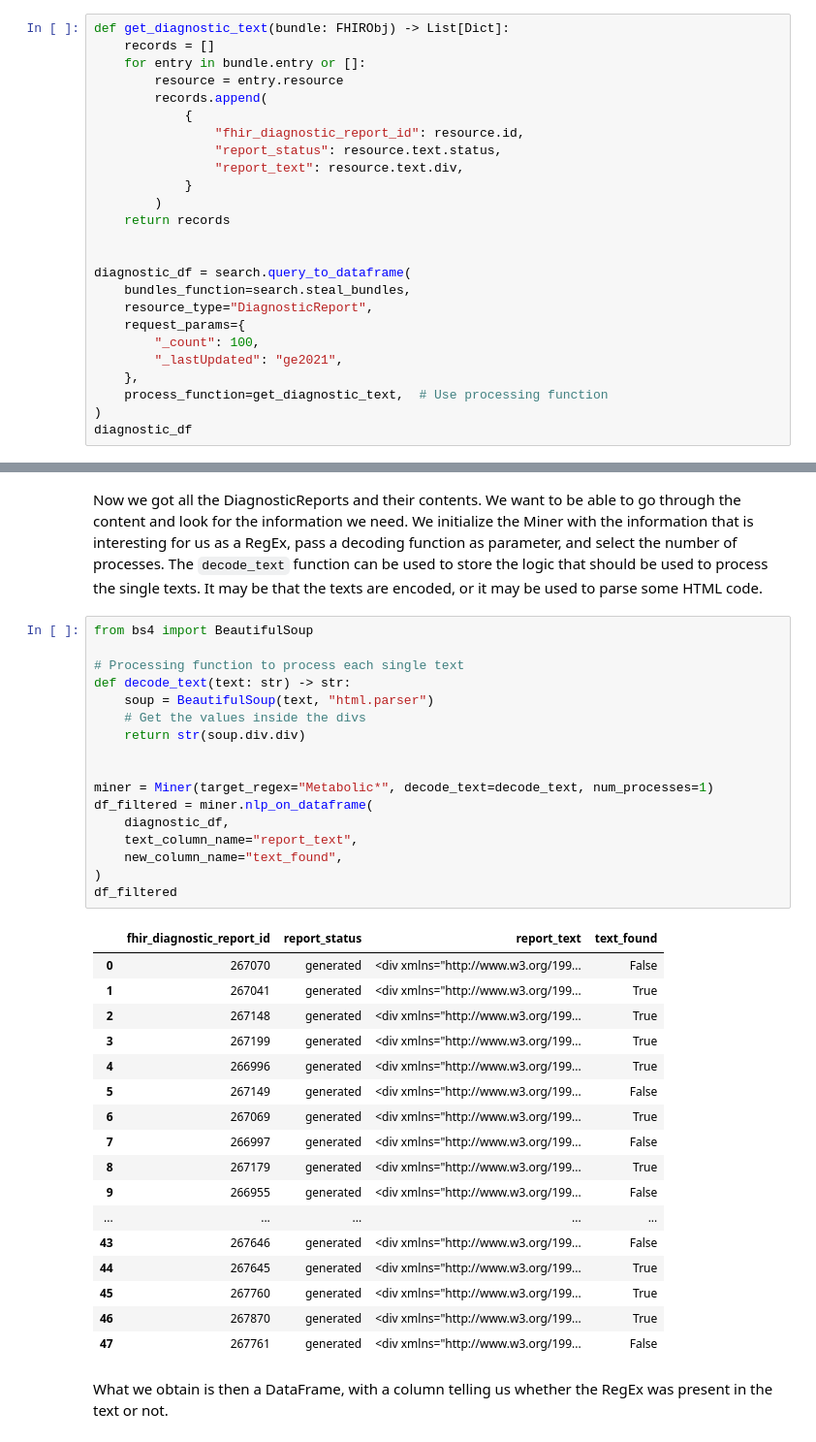
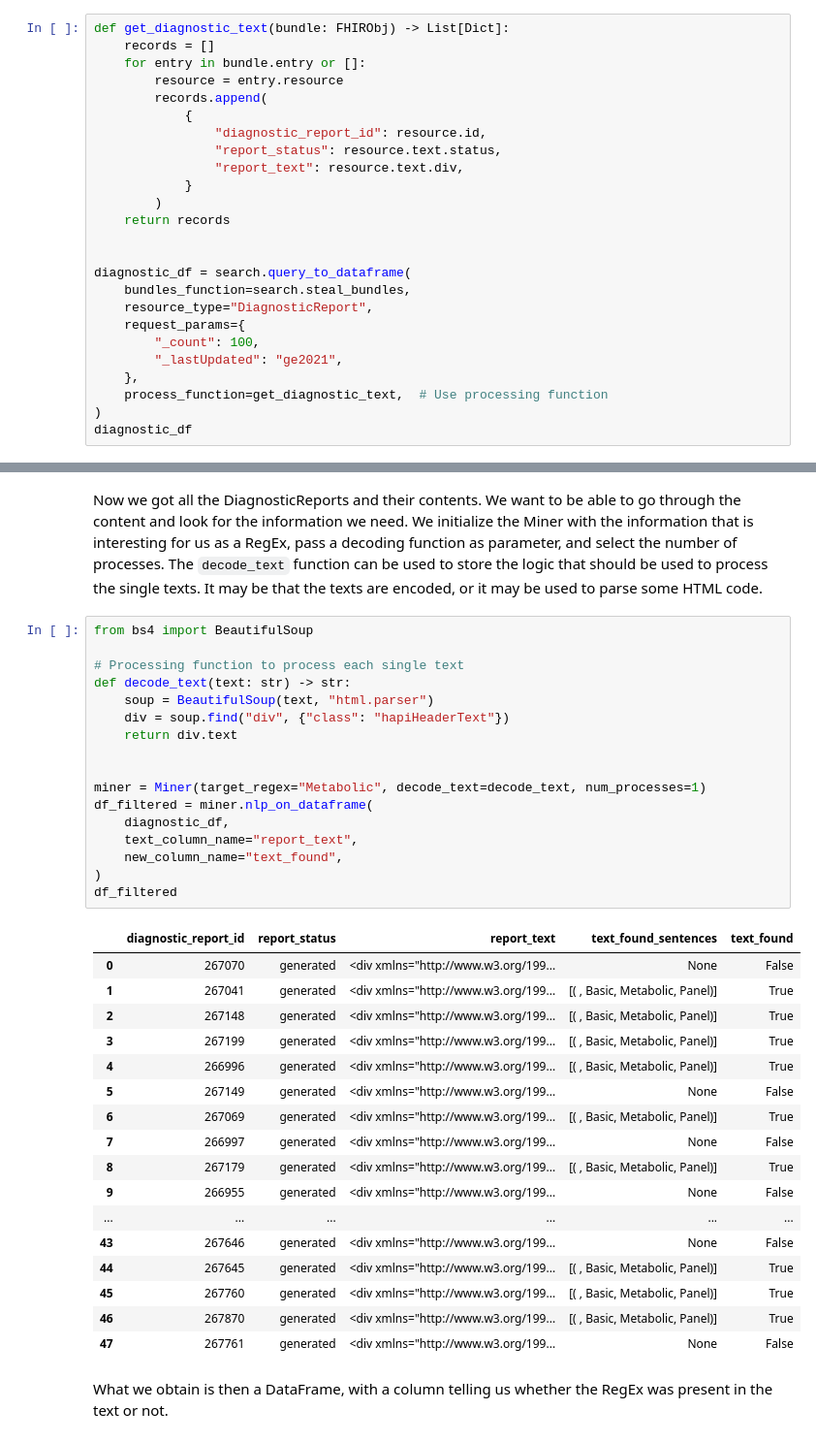
Before and after one commit to UMEssen/FHIR-PYrate, a Jupyter notebook: examples/4-patients-for-diagnostic-report.ipynb, the cells around one changed output, grey strips where cells are left out. Shown at 97% size. Cells and saved outputs as stored; diff of their text form.

```diff
--- a/examples/4-patients-for-diagnostic-report.ipynb
+++ b/examples/4-patients-for-diagnostic-report.ipynb
@@ -46,7 +46,7 @@ def get_diagnostic_text(bundle: FHIRObj) -> List[Dict]:
         resource = entry.resource
         records.append(
             {
-                "fhir_diagnostic_report_id": resource.id,
+                "diagnostic_report_id": resource.id,
                 "report_status": resource.text.status,
                 "report_text": resource.text.div,
             }
@@ -94,38 +94,38 @@ Now we got all the DiagnosticReports and their contents. We want to be able to g
 # %%
 from bs4 import BeautifulSoup
 
 # Processing function to process each single text
 def decode_text(text: str) -> str:
     soup = BeautifulSoup(text, "html.parser")
-    # Get the values inside the divs
-    return str(soup.div.div)
+    div = soup.find("div", {"class": "hapiHeaderText"})
+    return div.text
 
 
-miner = Miner(target_regex="Metabolic*", decode_text=decode_text, num_processes=1)
+miner = Miner(target_regex="Metabolic", decode_text=decode_text, num_processes=1)
 df_filtered = miner.nlp_on_dataframe(
     diagnostic_df,
     text_column_name="report_text",
     new_column_name="text_found",
 )
 df_filtered
 # %% [output]
-|  | fhir_diagnostic_report_id | report_status | report_text | text_found |
-| 0 | 267070 | generated | <div xmlns="http://www.w3.org/199... | False |
-| 1 | 267041 | generated | <div xmlns="http://www.w3.org/199... | True |
-| 2 | 267148 | generated | <div xmlns="http://www.w3.org/199... | True |
-| 3 | 267199 | generated | <div xmlns="http://www.w3.org/199... | True |
-| 4 | 266996 | generated | <div xmlns="http://www.w3.org/199... | True |
-| 5 | 267149 | generated | <div xmlns="http://www.w3.org/199... | False |
-| 6 | 267069 | generated | <div xmlns="http://www.w3.org/199... | True |
-| 7 | 266997 | generated | <div xmlns="http://www.w3.org/199... | False |
-| 8 | 267179 | generated | <div xmlns="http://www.w3.org/199... | True |
-| 9 | 266955 | generated | <div xmlns="http://www.w3.org/199... | False |
-| ... | ... | ... | ... | ... |
-| 43 | 267646 | generated | <div xmlns="http://www.w3.org/199... | False |
-| 44 | 267645 | generated | <div xmlns="http://www.w3.org/199... | True |
-| 45 | 267760 | generated | <div xmlns="http://www.w3.org/199... | True |
-| 46 | 267870 | generated | <div xmlns="http://www.w3.org/199... | True |
-| 47 | 267761 | generated | <div xmlns="http://www.w3.org/199... | False |
+|  | diagnostic_report_id | report_status | report_text | text_found_sentences | text_found |
+| 0 | 267070 | generated | <div xmlns="http://www.w3.org/199... | None | False |
+| 1 | 267041 | generated | <div xmlns="http://www.w3.org/199... | [( , Basic, Metabolic, Panel)] | True |
+| 2 | 267148 | generated | <div xmlns="http://www.w3.org/199... | [( , Basic, Metabolic, Panel)] | True |
+| 3 | 267199 | generated | <div xmlns="http://www.w3.org/199... | [( , Basic, Metabolic, Panel)] | True |
+| 4 | 266996 | generated | <div xmlns="http://www.w3.org/199... | [( , Basic, Metabolic, Panel)] | True |
+| 5 | 267149 | generated | <div xmlns="http://www.w3.org/199... | None | False |
+| 6 | 267069 | generated | <div xmlns="http://www.w3.org/199... | [( , Basic, Metabolic, Panel)] | True |
+| 7 | 266997 | generated | <div xmlns="http://www.w3.org/199... | None | False |
+| 8 | 267179 | generated | <div xmlns="http://www.w3.org/199... | [( , Basic, Metabolic, Panel)] | True |
+| 9 | 266955 | generated | <div xmlns="http://www.w3.org/199... | None | False |
+| ... | ... | ... | ... | ... | ... |
+| 43 | 267646 | generated | <div xmlns="http://www.w3.org/199... | None | False |
+| 44 | 267645 | generated | <div xmlns="http://www.w3.org/199... | [( , Basic, Metabolic, Panel)] | True |
+| 45 | 267760 | generated | <div xmlns="http://www.w3.org/199... | [( , Basic, Metabolic, Panel)] | True |
+| 46 | 267870 | generated | <div xmlns="http://www.w3.org/199... | [( , Basic, Metabolic, Panel)] | True |
+| 47 | 267761 | generated | <div xmlns="http://www.w3.org/199... | None | False |
 # %% [markdown]
 What we obtain is then a DataFrame, with a column telling us whether the RegEx was present in the
 text or not.
```
Also changed, not shown: parts of 1 cell of this notebook, 5 other files.
